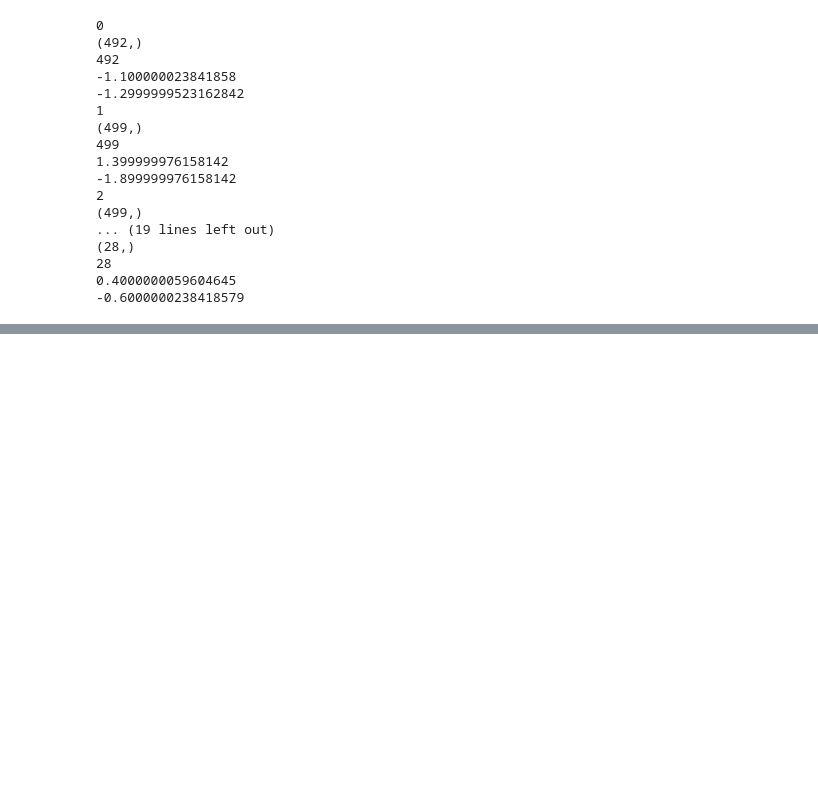
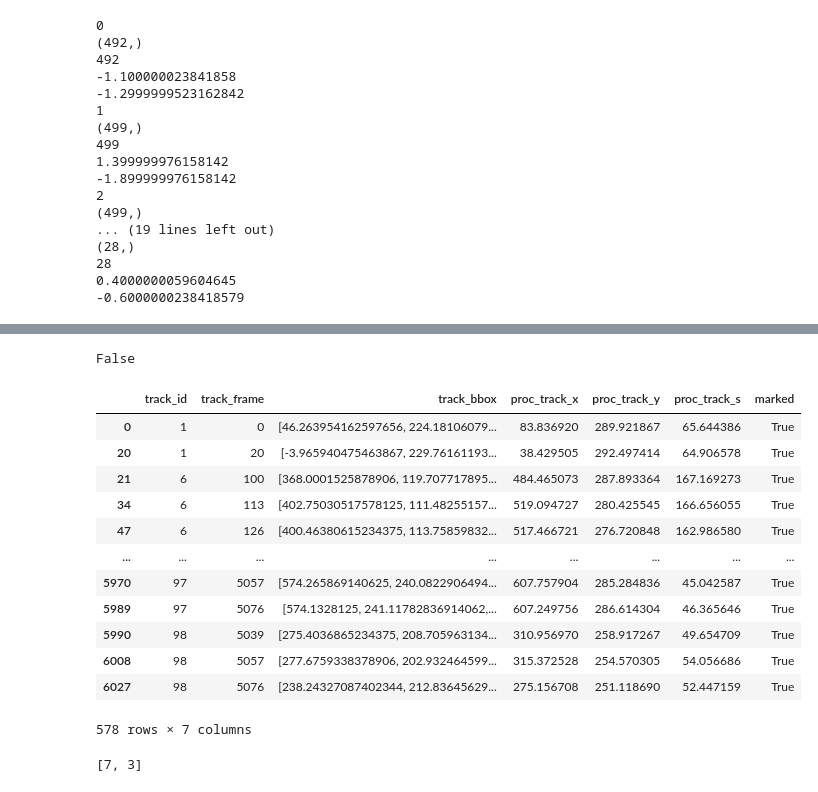
Before and after one commit to ghadwalsunil/WhoSaidThat, a Jupyter notebook: CustomUtils/Testing/Practice.ipynb, the cells around one changed output, grey strips where cells are left out. Saved outputs shown, nothing was run; the diff lists cells and outputs as text; code cells hidden in the pictures; blank space fills up the shorter version.

```diff
--- a/CustomUtils/Testing/Practice.ipynb
+++ b/CustomUtils/Testing/Practice.ipynb
@@ -347,0 +388,5 @@ create_webvtt_file(sentences, sentence_timestamps, word_timestamps)
+# %%
+temp2 = pickle.load(open(
+    "/home/sunil/projects/Stuff/Combined/WhoSaidThat/output/video_temp/zzz_PiersMorgan_1_165_368/pywork/scores.pckl",
+    "rb"))
+temp2[0]
@@ -347,0 +401,61 @@ create_webvtt_file(sentences, sentence_timestamps, word_timestamps)
+# %%
+not any(temp2[1] > 0)
+# %% [output]
+False
+# %%
+def mark_frames(df, min_track_frames = 10, marked_percent= 0.1):
+    marked_frames = []
+    track_ids = []
+
+    for track_id, group in df.groupby('track_id'):
+        n_frames = len(group)
+        n_marked = max(1, min(int(marked_percent * n_frames), n_frames))
+
+        if n_frames <= min_track_frames:
+            marked_frames.extend([group["track_frame"].iloc[n_frames // 2]])
+            track_ids.extend([track_id])
+        else:
+            indices = np.linspace(0, n_frames - 1, num=n_marked, dtype=int)
+            marked_frames.extend(list(group["track_frame"].iloc[indices]))
+            track_ids.extend([track_id] * len(indices))
+
+    marked_df = pd.DataFrame(marked_frames, columns=["track_frame"])
+    marked_df["track_id"] = track_ids
+    marked_df['marked'] = True
+    df = df.merge(marked_df[['track_id', 'track_frame', 'marked']], on=['track_id', 'track_frame'], how='left')
+    df['marked'].fillna(False, inplace=True)
+
+    return df
+
+final_df_list = []
+for tidx, track in enumerate(temp):
+    if not any(temp2[tidx] > 0):
+        continue
+    temp_df = pd.DataFrame([tidx] * len(track["track"]["frame"]), columns=["track_id"])
+    for track_key, track_item in track.items():
+        for track_item_key, track_item_item in track_item.items():
+            temp_df[track_key + "_" + track_item_key] = track_item_item.tolist()
+    final_df_list.append(temp_df)
+
+final_df = pd.concat(final_df_list)
+final_df = mark_frames(final_df)
+# %%
+final_df[final_df["marked"]]
+# %% [output]
+|  | track_id | track_frame | track_bbox | proc_track_x | proc_track_y | proc_track_s | marked |
+| 0 | 1 | 0 | [46.263954162597656, 224.18106079... | 83.836920 | 289.921867 | 65.644386 | True |
+| 20 | 1 | 20 | [-3.965940475463867, 229.76161193... | 38.429505 | 292.497414 | 64.906578 | True |
+| 21 | 6 | 100 | [368.0001525878906, 119.707717895... | 484.465073 | 287.893364 | 167.169273 | True |
+| 34 | 6 | 113 | [402.75030517578125, 111.48255157... | 519.094727 | 280.425545 | 166.656055 | True |
+| 47 | 6 | 126 | [400.46380615234375, 113.75859832... | 517.466721 | 276.720848 | 162.986580 | True |
+| ... | ... | ... | ... | ... | ... | ... | ... |
+| 5970 | 97 | 5057 | [574.265869140625, 240.0822906494... | 607.757904 | 285.284836 | 45.042587 | True |
+| 5989 | 97 | 5076 | [574.1328125, 241.11782836914062,... | 607.249756 | 286.614304 | 46.365646 | True |
+| 5990 | 98 | 5039 | [275.4036865234375, 208.705963134... | 310.956970 | 258.917267 | 49.654709 | True |
+| 6008 | 98 | 5057 | [277.6759338378906, 202.932464599... | 315.372528 | 254.570305 | 54.056686 | True |
+| 6027 | 98 | 5076 | [238.24327087402344, 212.83645629... | 275.156708 | 251.118690 | 52.447159 | True |
+578 rows × 7 columns
+# %%
+list(final_df["track_frame"].iloc[[15 // 2, 3]])
+# %% [output]
+[7, 3]
```
Also changed, not shown: parts of 10 cells of this notebook, 21 other files.
